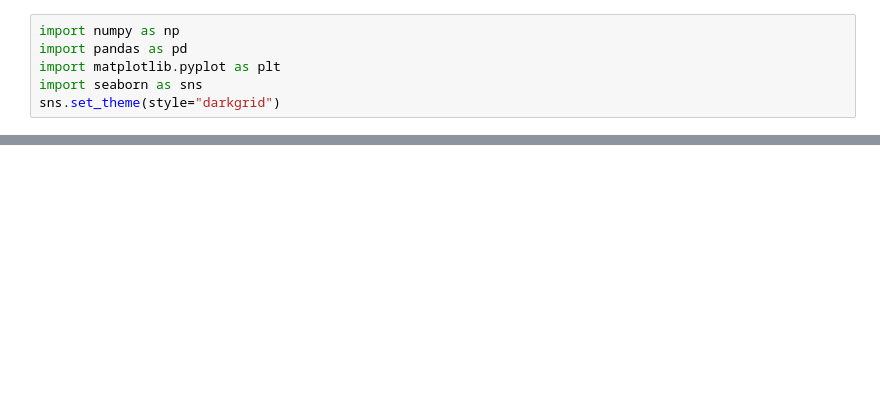
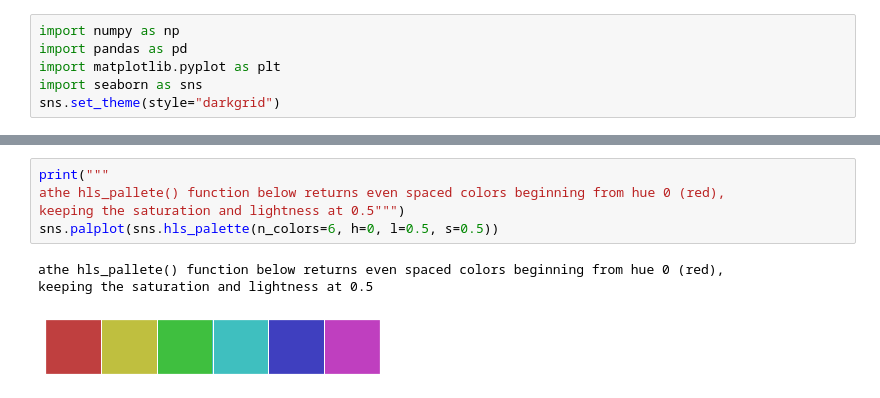
Before and after one commit to yikesbadatnames/seaborn_udemy, a Jupyter notebook: 02_color_palette.ipynb, the cells around one changed output, grey strips where cells are left out. Saved outputs shown, nothing was run; the diff lists cells and outputs as text; blank space fills up the shorter version.

```diff
--- a/02_color_palette.ipynb
+++ b/02_color_palette.ipynb
@@ -20,0 +78,9 @@ sns.set_theme(style="darkgrid")
+# %%
+print("""
+athe hls_pallete() function below returns even spaced colors beginning from hue 0 (red),
+keeping the saturation and lightness at 0.5""")
+sns.palplot(sns.hls_palette(n_colors=6, h=0, l=0.5, s=0.5))
+# %% [output]
+athe hls_pallete() function below returns even spaced colors beginning from hue 0 (red),
+keeping the saturation and lightness at 0.5
+[figure, added]
```
Also changed, not shown: parts of 26 cells of this notebook.
